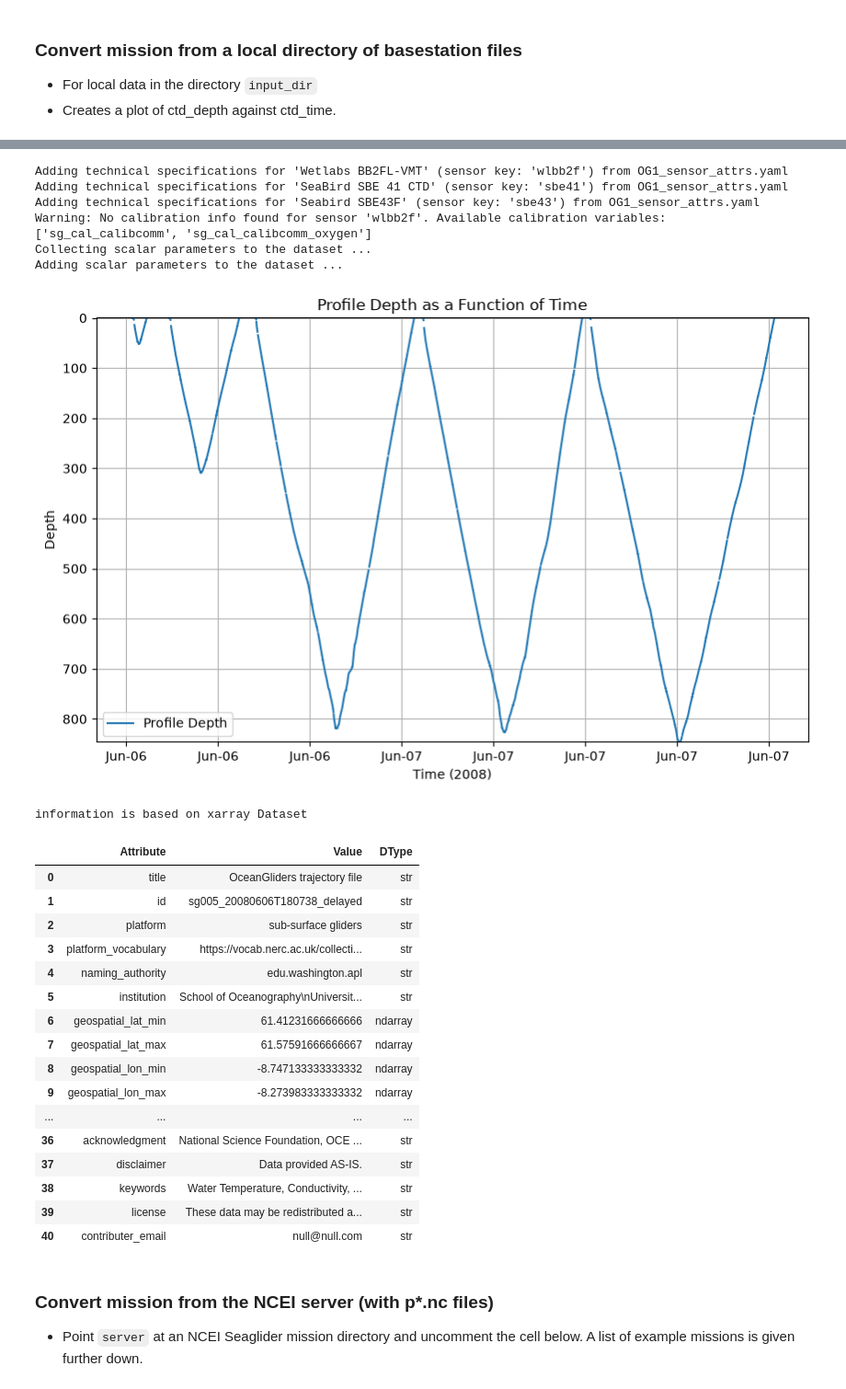
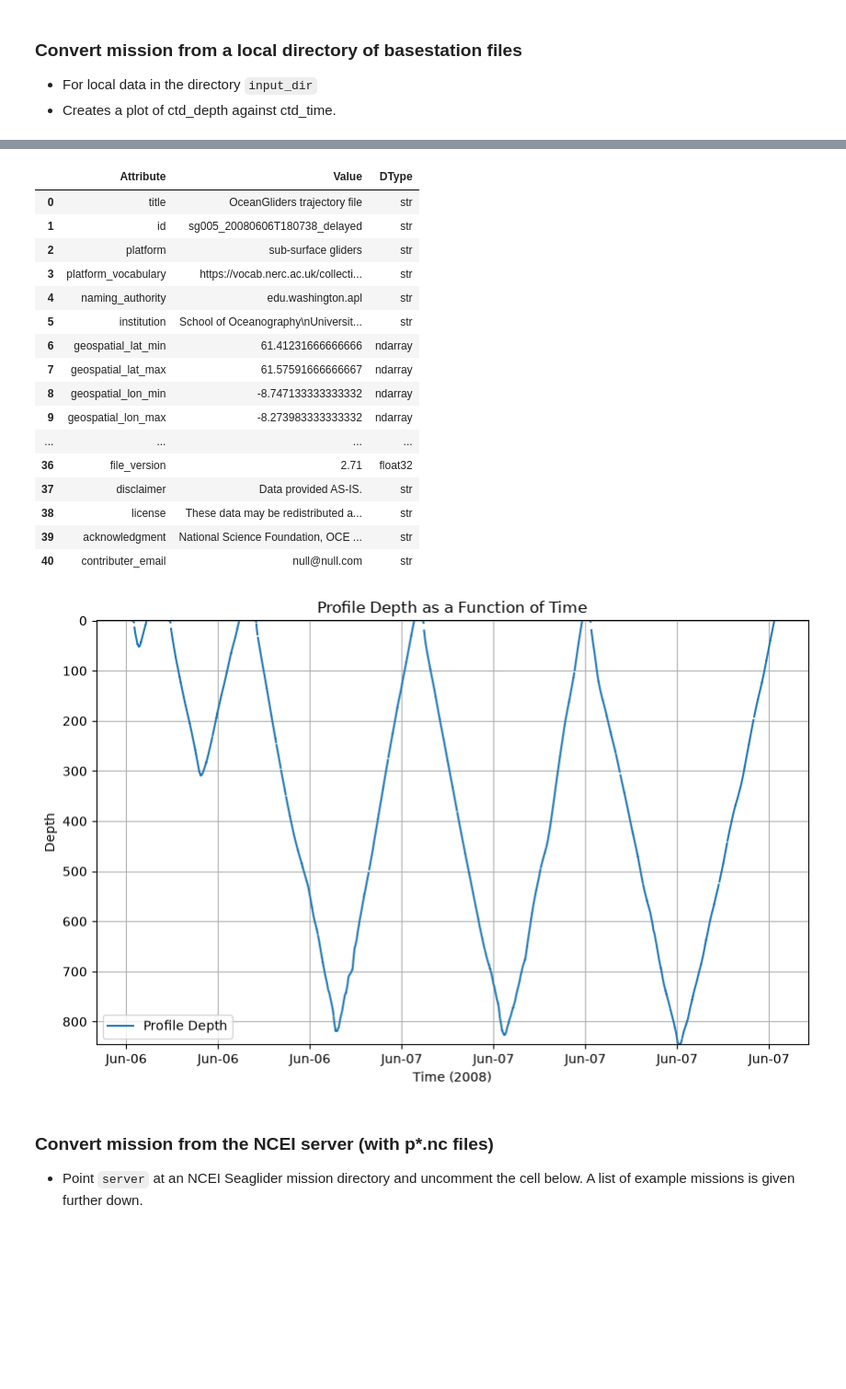
Before and after one commit to ocean-uhh/seagliderOG1, a Jupyter notebook: demo-output.ipynb, the cells around one changed output, grey strips where cells are left out. Shown at 92% size. Cells and saved outputs as stored; diff of their text form; code cells hidden in the pictures; blank space fills up the shorter version.

```diff
--- a/demo-output.ipynb
+++ b/demo-output.ipynb
@@ -224,12 +224,10 @@ input_dir = str(data_path / "demo_sg005")  ### chose the input directory with yo
 
 # Load and concatenate all datasets in the input directory
 # Optionally, specify the range of profiles to load (start_profile, end_profile)
-list_datasets = readers.load_basestation_files(
-    input_dir, start_profile=1, end_profile=5
-)
+list_datasets = readers.read_mission(input_dir, start_profile=1, end_profile=5)
 
 # Convert the list of datasets to OG1
-ds_OG1, var_list = convertOG1.convert_to_OG1(
+ds_OG1 = convert.to_og1(
     list_datasets,
     contributors=[{"name": "Jane Doe", "role": "PI", "email": "jane@example.org"}],
     institutions=[{"name": "University of Hamburg (IfM)", "role": "Operator"}],
@@ -243,28 +257,21 @@ Start converting 5 raw datasets to OG1 format ...
-Adding technical specifications for 'Wetlabs BB2FL-VMT' (sensor key: 'wlbb2f') from OG1_sensor_attrs.yaml
-Adding technical specifications for 'SeaBird SBE 41 CTD' (sensor key: 'sbe41') from OG1_sensor_attrs.yaml
-Adding technical specifications for 'Seabird SBE43F' (sensor key: 'sbe43') from OG1_sensor_attrs.yaml
-Warning: No calibration info found for sensor 'wlbb2f'. Available calibration variables: ['sg_cal_calibcomm', 'sg_cal_calibcomm_oxygen']
-Collecting scalar parameters to the dataset ...
-Adding scalar parameters to the dataset ...
+|  | Attribute | Value | DType |
+| 0 | title | OceanGliders trajectory file | str |
+| 1 | id | sg005_20080606T180738_delayed | str |
+| 2 | platform | sub-surface gliders | str |
+| 3 | platform_vocabulary | https://vocab.nerc.ac.uk/collecti... | str |
+| 4 | naming_authority | edu.washington.apl | str |
+| 5 | institution | School of Oceanography\nUniversit... | str |
+| 6 | geospatial_lat_min | 61.41231666666666 | ndarray |
+| 7 | geospatial_lat_max | 61.57591666666667 | ndarray |
+| 8 | geospatial_lon_min | -8.747133333333332 | ndarray |
+| 9 | geospatial_lon_max | -8.273983333333332 | ndarray |
+| ... | ... | ... | ... |
+| 36 | file_version | 2.71 | float32 |
+| 37 | disclaimer | Data provided AS-IS. | str |
+| 38 | license | These data may be redistributed a... | str |
+| 39 | acknowledgment | National Science Foundation, OCE ... | str |
+| 40 | contributer_email | null@null.com | str |
 [figure]
-information is based on xarray Dataset
-|  | Attribute | Value | DType |
-| 0 | title | OceanGliders trajectory file | str |
-| 1 | id | sg005_20080606T180738_delayed | str |
-| 2 | platform | sub-surface gliders | str |
-| 3 | platform_vocabulary | https://vocab.nerc.ac.uk/collecti... | str |
-| 4 | naming_authority | edu.washington.apl | str |
-| 5 | institution | School of Oceanography\nUniversit... | str |
-| 6 | geospatial_lat_min | 61.41231666666666 | ndarray |
-| 7 | geospatial_lat_max | 61.57591666666667 | ndarray |
-| 8 | geospatial_lon_min | -8.747133333333332 | ndarray |
-| 9 | geospatial_lon_max | -8.273983333333332 | ndarray |
-| ... | ... | ... | ... |
-| 36 | acknowledgment | National Science Foundation, OCE ... | str |
-| 37 | disclaimer | Data provided AS-IS. | str |
-| 38 | keywords | Water Temperature, Conductivity, ... | str |
-| 39 | license | These data may be redistributed a... | str |
-| 40 | contributer_email | null@null.com | str |
 # %% [markdown]
 ### Convert mission from the NCEI server (with p*.nc files)
 
```
Also changed, not shown: parts of 17 cells of this notebook, 33 other files.
